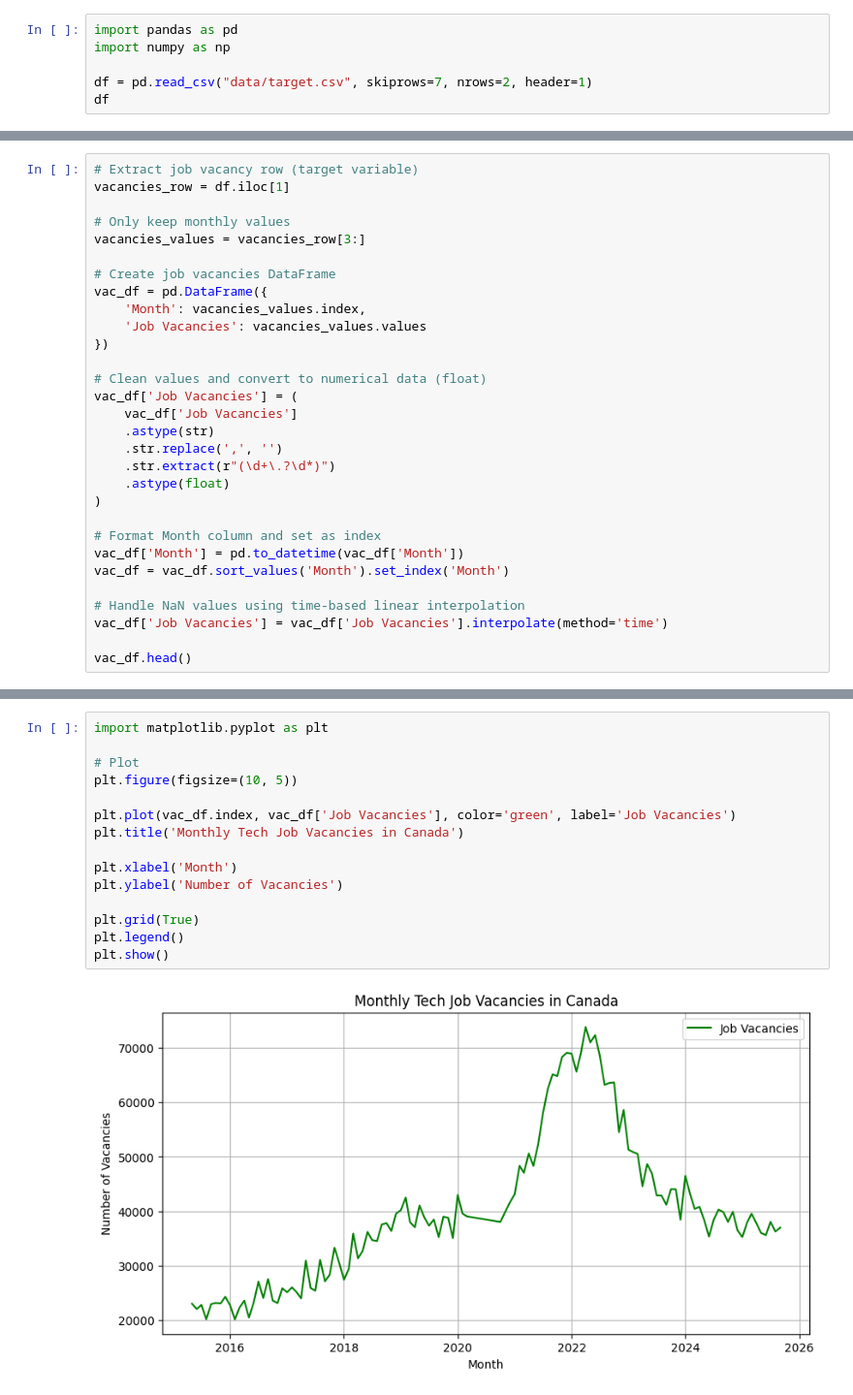
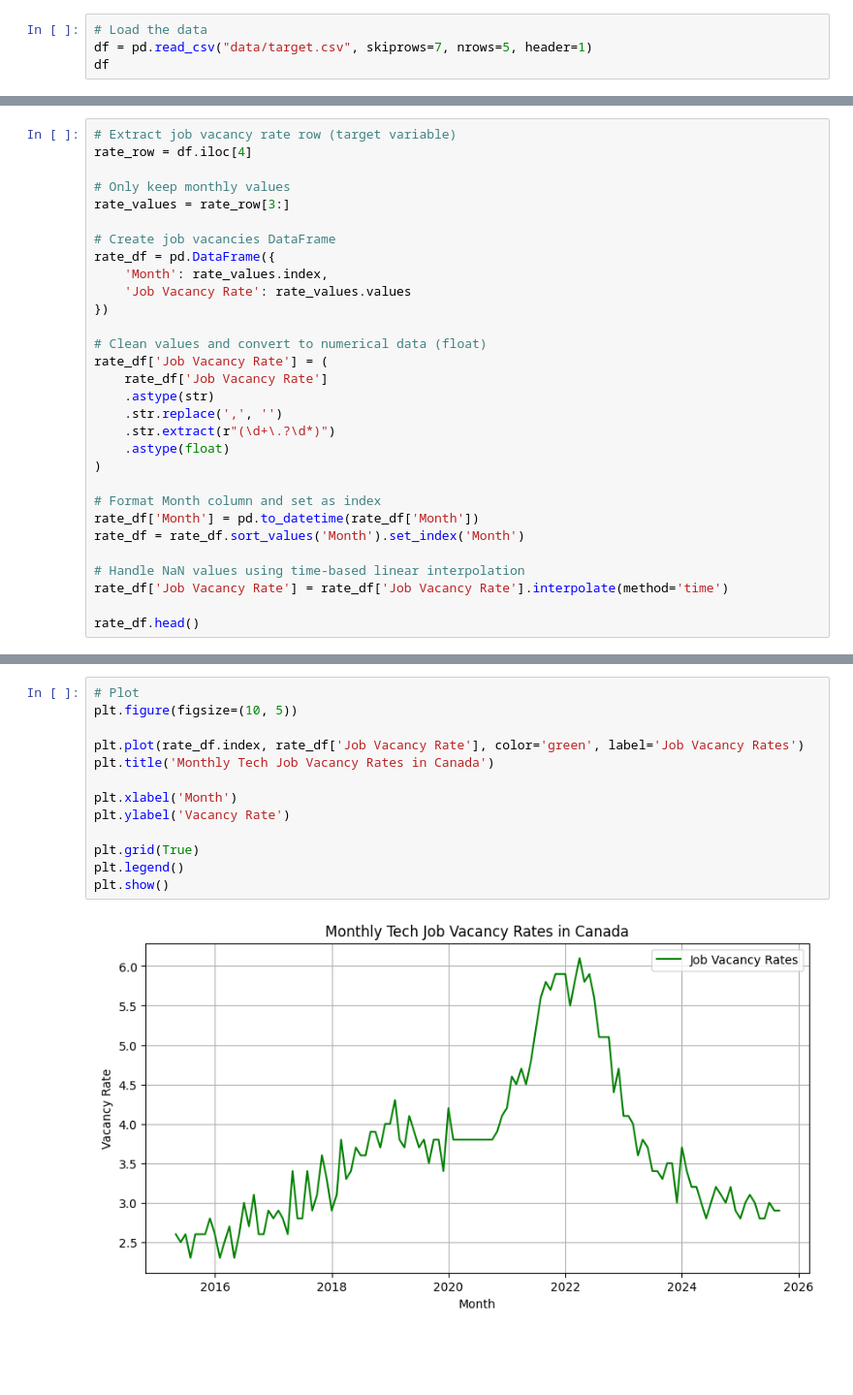
Before and after one commit to WarrenWarrens/MLFinalProject, a Jupyter notebook: tech_demand_prediction.ipynb, the cells around one changed output, grey strips where cells are left out. Shown at 97% size. Cells and saved outputs as stored; diff of their text form; blank space fills up the shorter version.

Commit message:
complete all sections in notebook, change variable to job vacancy rates

```diff
--- a/tech_demand_prediction.ipynb
+++ b/tech_demand_prediction.ipynb
@@ -17,8 +26,6 @@ Dataset: https://www150.statcan.gc.ca/t1/tbl1/en/tv.action?pid=1410040601
 # %%
-import pandas as pd
-import numpy as np
-
-df = pd.read_csv("data/target.csv", skiprows=7, nrows=2, header=1)
+# Load the data
+df = pd.read_csv("data/target.csv", skiprows=7, nrows=5, header=1)
 df
 # %% [output]
 |  | North American Industry Classific... | Statistics | April 2015 | May 2015 | June 2015 | July 2015 | August 2015 | ... |
@@ -32,19 +43,19 @@ df
 # %%
-# Extract job vacancy row (target variable)
-vacancies_row = df.iloc[1]
+# Extract job vacancy rate row (target variable)
+rate_row = df.iloc[4]
 
 # Only keep monthly values
-vacancies_values = vacancies_row[3:]
+rate_values = rate_row[3:]
 
 # Create job vacancies DataFrame
-vac_df = pd.DataFrame({
-    'Month': vacancies_values.index,
-    'Job Vacancies': vacancies_values.values
+rate_df = pd.DataFrame({
+    'Month': rate_values.index,
+    'Job Vacancy Rate': rate_values.values
 })
 
 # Clean values and convert to numerical data (float)
-vac_df['Job Vacancies'] = (
-    vac_df['Job Vacancies']
+rate_df['Job Vacancy Rate'] = (
+    rate_df['Job Vacancy Rate']
     .astype(str)
     .str.replace(',', '')
     .str.extract(r"(\d+\.?\d*)")
@@ -52,11 +63,11 @@ vac_df['Job Vacancies'] = (
 )
 
 # Format Month column and set as index
-vac_df['Month'] = pd.to_datetime(vac_df['Month'])
-vac_df = vac_df.sort_values('Month').set_index('Month')
+rate_df['Month'] = pd.to_datetime(rate_df['Month'])
+rate_df = rate_df.sort_values('Month').set_index('Month')
 
 # Handle NaN values using time-based linear interpolation
-vac_df['Job Vacancies'] = vac_df['Job Vacancies'].interpolate(method='time')
+rate_df['Job Vacancy Rate'] = rate_df['Job Vacancy Rate'].interpolate(method='time')
 
-vac_df.head()
+rate_df.head()
 # %% [output]
@@ -80,19 +86,17 @@ Before building the LSTM model, we will visualize the historical trend of job va
 # %%
-import matplotlib.pyplot as plt
-
 # Plot
 plt.figure(figsize=(10, 5))
 
-plt.plot(vac_df.index, vac_df['Job Vacancies'], color='green', label='Job Vacancies')
-plt.title('Monthly Tech Job Vacancies in Canada')
+plt.plot(rate_df.index, rate_df['Job Vacancy Rate'], color='green', label='Job Vacancy Rates')
+plt.title('Monthly Tech Job Vacancy Rates in Canada')
 
 plt.xlabel('Month')
-plt.ylabel('Number of Vacancies')
+plt.ylabel('Vacancy Rate')
 
 plt.grid(True)
 plt.legend()
 plt.show()
 # %% [output]
-[figure, old version]
+[figure, new version]
 # %% [markdown]
 ### Analysis
```
Also changed, not shown: parts of 35 cells of this notebook.
